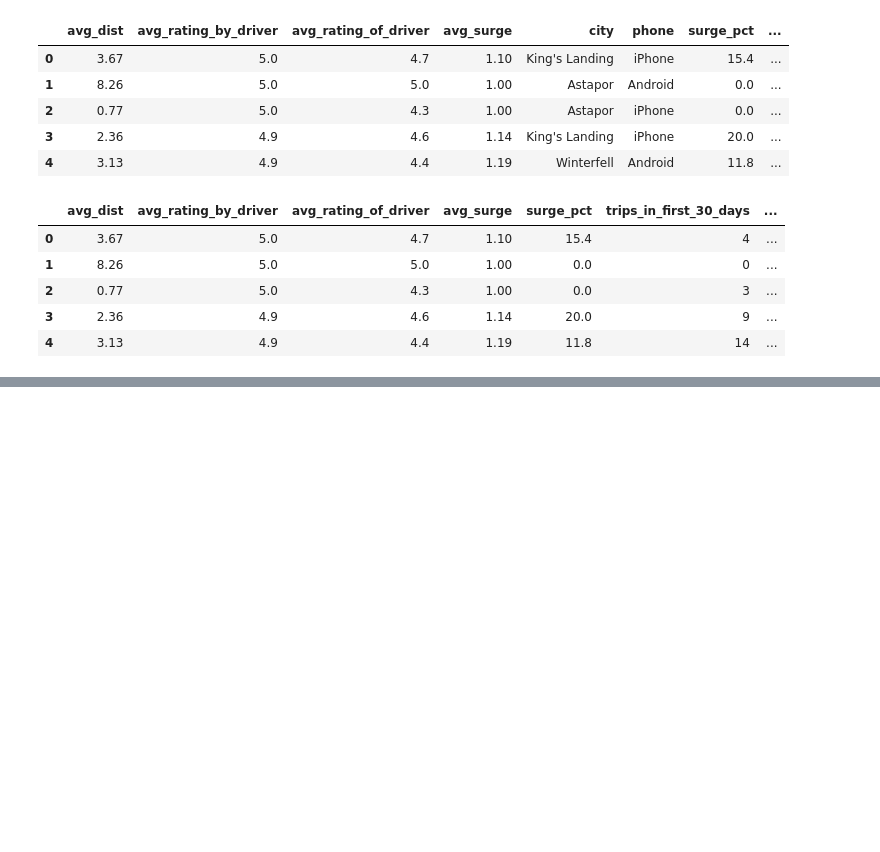
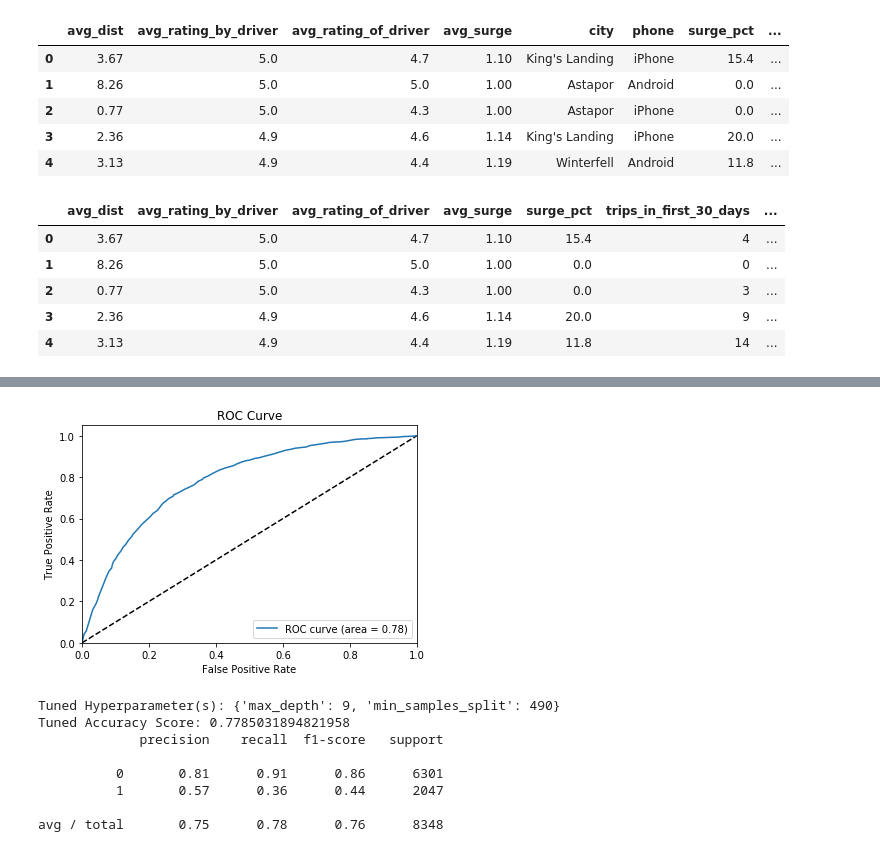
Before and after one commit to Fryman93/SprungBoard, a Jupyter notebook: Take Home_Ultimate/ultimate_challenge/Ultimate Challenge.ipynb, the cells around one changed output, grey strips where cells are left out. Drawn from its saved outputs; the diff is of its cells as text; code cells hidden in the pictures; blank space fills up the shorter version.

```diff
--- a/Take Home_Ultimate/ultimate_challenge/Ultimate Challenge.ipynb
+++ b/Take Home_Ultimate/ultimate_challenge/Ultimate Challenge.ipynb
@@ -361,0 +443,16 @@ assert 1 in y
+# %%
+# Simple Desicion Tree Model
+
+tree = DecisionTreeClassifier()
+tree_param_grid = {'min_samples_split': range(10,500,20),'max_depth': range(1,20,2)}
+train_and_test_model(X, y, tree, tree_param_grid)
+# %% [output]
+[figure, added]
+Tuned Hyperparameter(s): {'max_depth': 9, 'min_samples_split': 490}
+Tuned Accuracy Score: 0.7785031894821958
+             precision    recall  f1-score   support
+
+          0       0.81      0.91      0.86      6301
+          1       0.57      0.36      0.44      2047
+
+avg / total       0.75      0.78      0.76      8348
```
Also changed, not shown: parts of 25 cells of this notebook.
